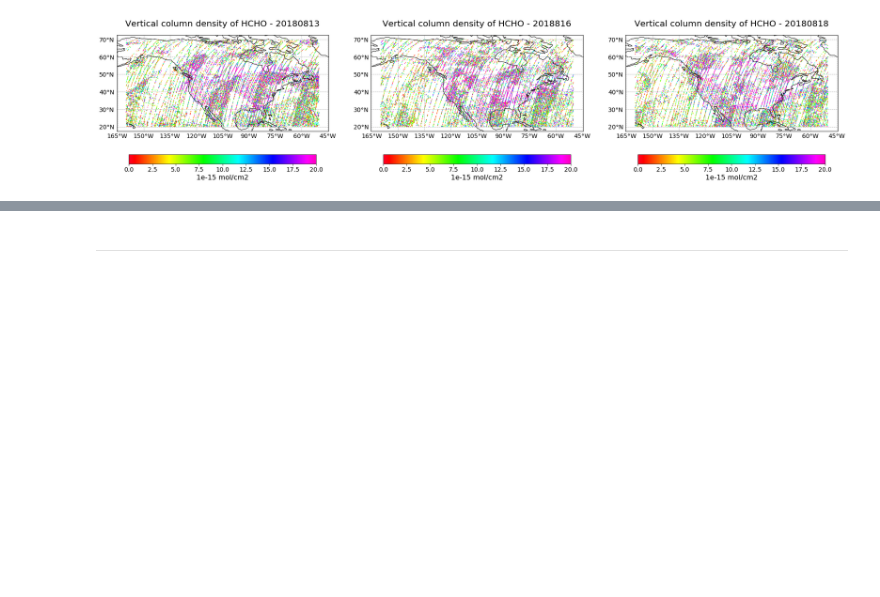
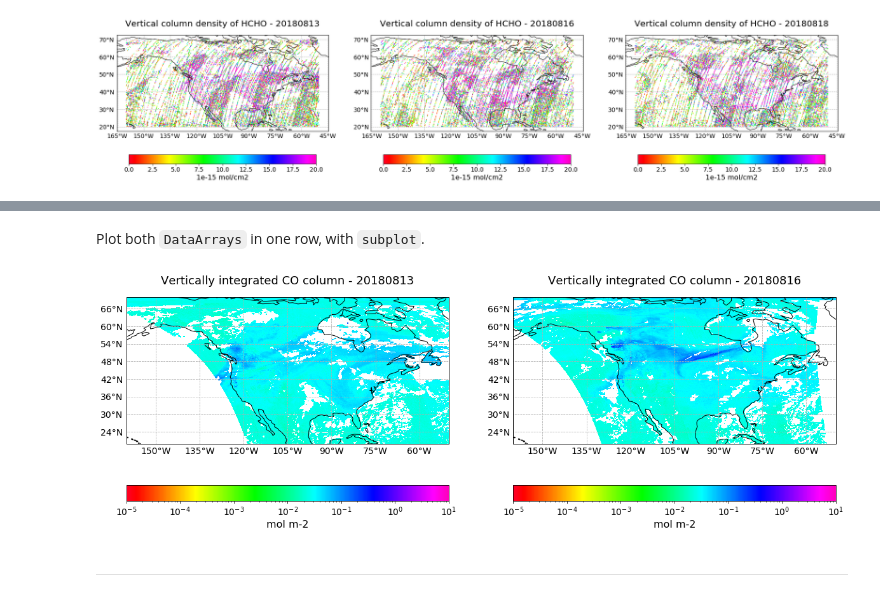
Before and after one commit to federicofierli1/LTPy_Notebooks_satellite_copernicus, a Jupyter notebook: 31_ltpy_v01_AC_SAF_L2_case_study.ipynb, the cells around one changed output, grey strips where cells are left out. Drawn from its saved outputs; the diff is of its cells as text; code cells hidden in the pictures; blank space fills up the shorter version.

Commit message:
Sentinel-5p 2018 case study added

```diff
--- a/31_ltpy_v01_AC_SAF_L2_case_study.ipynb
+++ b/31_ltpy_v01_AC_SAF_L2_case_study.ipynb
@@ -481,7 +500,6 @@ Attributes:
 # %% [markdown]
 <br>
 # %%
-day2 = '2018816'
 directory_2b= './eodata/gome2/offline/2b/2018/08/16/'
 directory_2a= './eodata/gome2/offline/2a/2018/08/16/'
 
@@ -632,0 +666,8 @@ plt.show()
+# %%
+s5p_mf_16 = xr.open_mfdataset('./eodata/sentinel5p/co/2018/08/16/*.nc', concat_dim='scanline', combine='nested', group='PRODUCT')
+s5p_mf_16
+
+co_16 = s5p_mf_16.carbonmonoxide_total_column[0,:,:]
+
+lat_16 = co_16.latitude
+lon_16 = co_16.longitude
@@ -633,3 +676,74 @@ plt.show()
+# %% [markdown]
+Plot both `DataArrays` in one row, with `subplot`.
+# %%
+color_scale = 'gist_rainbow'
+vmin=0.00001
+vmax=10
+
+latmin=20
+latmax=70
+lonmin=-160
+lonmax=-50
+# %%
+import matplotlib.pyplot as plt
+from matplotlib.colors import LogNorm
+import cartopy.crs as ccrs
+
+fig=plt.figure(figsize=(20, 12))
+
+################################
+# Start of first subplot
+################################
+ax1 = plt.subplot(1,2,1, projection=ccrs.PlateCarree())
+
+# define the coordinate system that the grid lons and grid lats are on
+#img = plt.pcolormesh(lon, lat, np.squeeze(co.data), norm=LogNorm(), cmap=plt.get_cmap('jet'), transform=ccrs.PlateCarree())
+img1 = plt.pcolormesh(lon_13, lat_13, np.squeeze(co_13.data), norm=LogNorm(), cmap=plt.get_cmap(color_scale), transform=ccrs.PlateCarree(), vmin=vmin, vmax=vmax)
+ax1.set_extent([lonmin, lonmax, latmin, latmax], ccrs.PlateCarree())
+ax1.coastlines()
+
+gl = ax1.gridlines(draw_labels=True, linestyle='--')
+gl.xlabels_top=False
+gl.ylabels_right=False
+gl.xformatter=LONGITUDE_FORMATTER
+gl.yformatter=LATITUDE_FORMATTER
+
+gl.xlabel_style={'size':12}
+gl.ylabel_style={'size':12}
+
+cbar = fig.colorbar(img1, ax=ax1, orientation='horizontal', fraction=0.04, pad=0.1)
+cbar.set_label(co_13.units, fontsize=16)
+cbar.ax.tick_params(labelsize=14)
+ax1.set_title(co_13.long_name + ' - ' + day1, fontsize=18, pad=20.0)
+
+################################
+# Start of second subplot
+################################
+ax2 = plt.subplot(1,2,2, projection=ccrs.PlateCarree())
+
+# define the coordinate system that the grid lons and grid lats are on
+#img = plt.pcolormesh(lon, lat, np.squeeze(co.data), norm=LogNorm(), cmap=plt.get_cmap('jet'), transform=ccrs.PlateCarree())
+img2 = plt.pcolormesh(lon_16, lat_16, np.squeeze(co_16.data), norm=LogNorm(), cmap=plt.get_cmap(color_scale), transform=ccrs.PlateCarree(),vmin=vmin, vmax=vmax)
+ax2.set_extent([lonmin, lonmax, latmin, latmax], ccrs.PlateCarree())
+ax2.coastlines()
+
+gl = ax2.gridlines(draw_labels=True, linestyle='--')
+gl.xlabels_top=False
+gl.ylabels_right=False
+gl.xformatter=LONGITUDE_FORMATTER
+gl.yformatter=LATITUDE_FORMATTER
+
+gl.xlabel_style={'size':12}
+gl.ylabel_style={'size':12}
+
+cbar = fig.colorbar(img2, ax=ax2, orientation='horizontal', fraction=0.04, pad=0.1)
+cbar.set_label(co_16.units, fontsize=16)
+cbar.ax.tick_params(labelsize=14)
+ax2.set_title(co_16.long_name + ' - ' + day2, fontsize=18, pad=20.0)
+
+plt.show()
+# %% [output]
+[figure, added]
 # %% [markdown]
 <hr>
 # %% [markdown]
```
Also changed, not shown: parts of 17 cells of this notebook, 1 other file.
